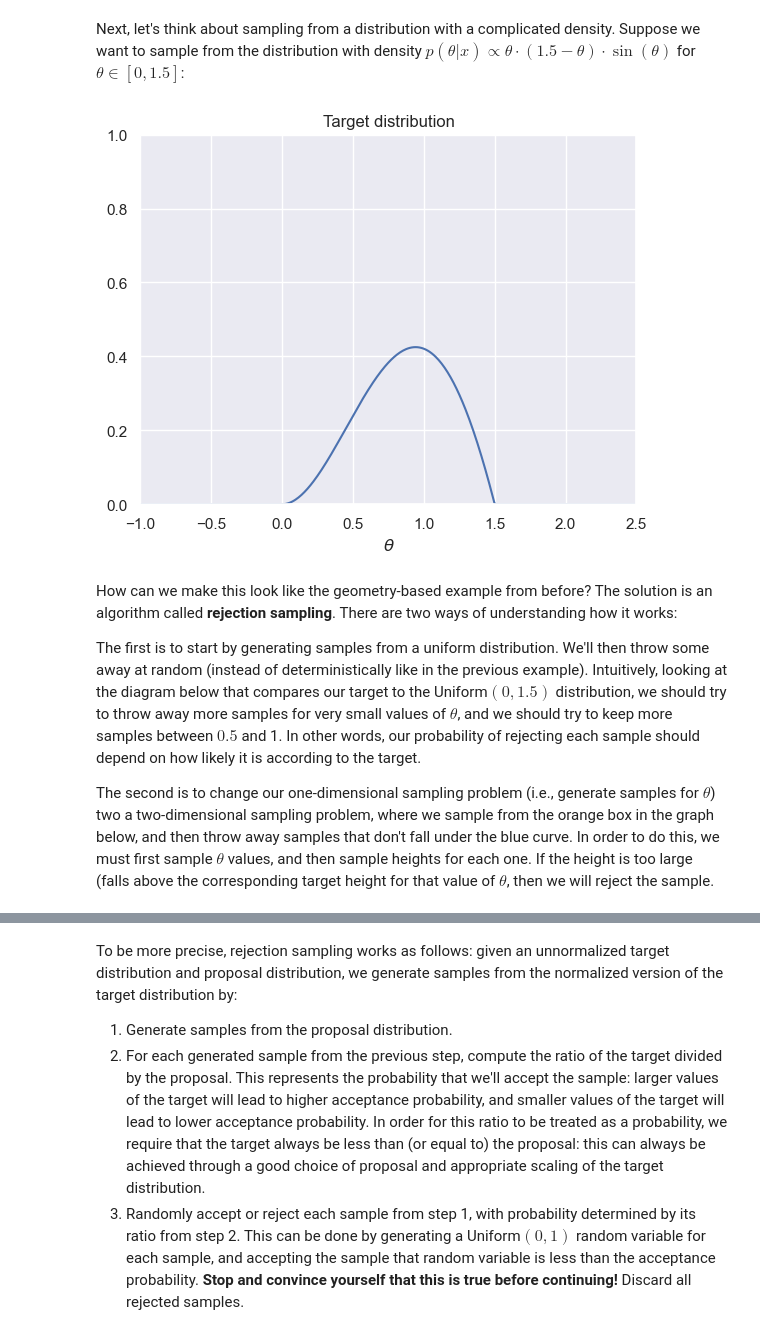
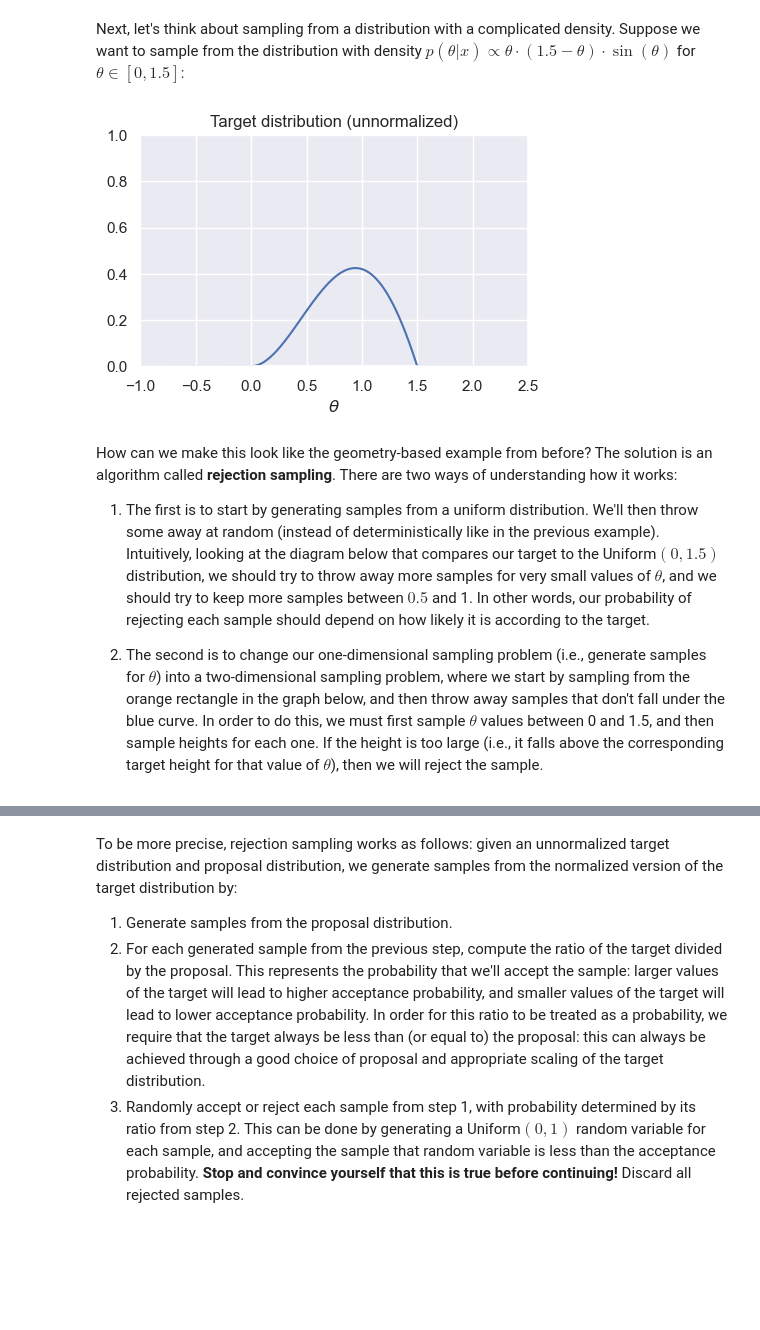
Before and after one commit to ds-102/ds-102-book, a Jupyter notebook: ds-102-book/content/chapters/02/05_inference_with_sampling.ipynb, the cells around one changed output, grey strips where cells are left out. Cells and saved outputs as stored; diff of their text form; code cells hidden in the pictures; blank space fills up the shorter version.

```diff
--- a/ds-102-book/content/chapters/02/05_inference_with_sampling.ipynb
+++ b/ds-102-book/content/chapters/02/05_inference_with_sampling.ipynb
@@ -105,19 +120,20 @@ t = np.linspace(-1, 2.5, 500)
 def target(t):
     """The unnormalized distribution we want to sample from"""
     return t * (1.5-t) * np.sin(t) * ((t > 0) & (t < 1.5))
-plt.plot(t, target(t))
-plt.title('Target distribution')
-plt.xlabel(r'$\theta$')
-plt.axis([-1,2.5,0,1])
-plt.show()
-# %% [output]
-[figure, removed]
+# %%
+f, ax = plt.subplots(1, 1, figsize=(5, 3))
+ax.plot(t, target(t))
+ax.set_title('Target distribution (unnormalized)')
+ax.set_xlabel(r'$\theta$')
+ax.axis([-1,2.5,0,1]);
+# %% [output]
+[figure, added]
 # %% [markdown]
 How can we make this look like the geometry-based example from before? The solution is an algorithm called **rejection sampling**. There are two ways of understanding how it works:
 
-The first is to start by generating samples from a uniform distribution. We'll then throw some away at random (instead of deterministically like in the previous example). Intuitively, looking at the diagram below that compares our target to the Uniform$(0, 1.5)$ distribution, we should try to throw away more samples for very small values of $\theta$, and we should try to keep more samples between $0.5$ and 1. In other words, our probability of rejecting each sample should depend on how likely it is according to the target.
+1. The first is to start by generating samples from a uniform distribution. We'll then throw some away at random (instead of deterministically like in the previous example). Intuitively, looking at the diagram below that compares our target to the Uniform$(0, 1.5)$ distribution, we should try to throw away more samples for very small values of $\theta$, and we should try to keep more samples between $0.5$ and 1. In other words, our probability of rejecting each sample should depend on how likely it is according to the target.
 
-The second is to change our one-dimensional sampling problem (i.e., generate samples for $\theta$) two a two-dimensional sampling problem, where we sample from the orange box in the graph below, and then throw away samples that don't fall under the blue curve. In order to  do this, we must first sample $\theta$ values, and then sample heights for each one. If the height is too large (falls above the corresponding target height for that value of $\theta$, then we will reject the sample.
+2. The second is to change our one-dimensional sampling problem (i.e., generate samples for $\theta$) into a two-dimensional sampling problem, where we start by sampling from the orange rectangle in the graph below, and then throw away samples that don't fall under the blue curve. In order to do this, we must first sample $\theta$ values between 0 and 1.5, and then sample heights for each one. If the height is too large (i.e., it falls above the corresponding target height for that value of $\theta$), then we will reject the sample.
 # %%
 x = np.linspace(-1, 2.5, 500)
 def uniform_sampling_dist(t):
```
Also changed, not shown: parts of 18 cells of this notebook, 1 other file.
